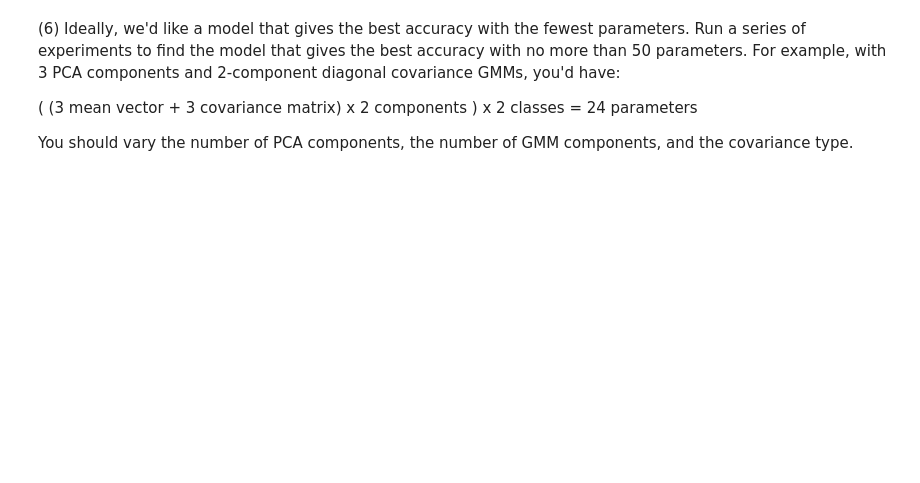
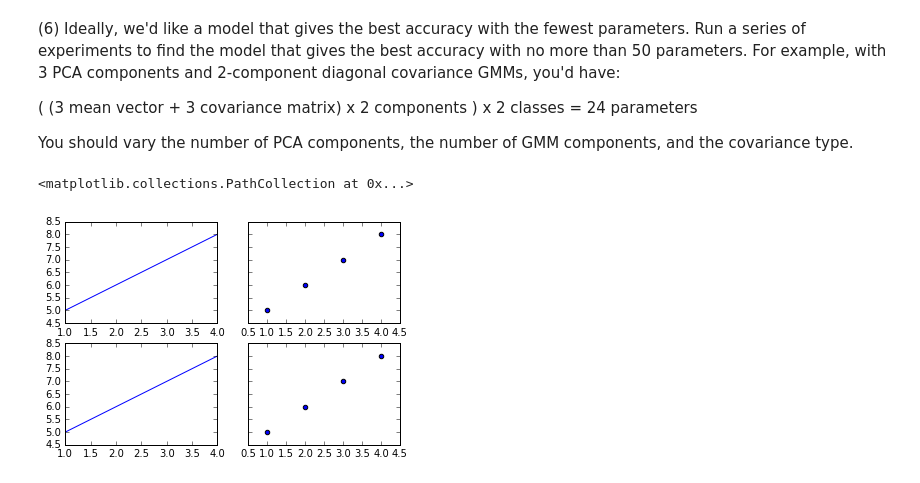
Before and after one commit to mkcullen228/W207_Fall2017_Section3, a Jupyter notebook: Projects/Maura_Cullen_p3.ipynb, the cells around one changed output. Saved outputs shown, nothing was run; the diff lists cells and outputs as text; code cells hidden in the pictures; blank space fills up the shorter version.

```diff
--- a/Projects/Maura_Cullen_p3.ipynb
+++ b/Projects/Maura_Cullen_p3.ipynb
@@ -195,3 +277,15 @@ You should vary the number of PCA components, the number of GMM components, and
 ### STUDENT END ###
 
 #P6()
+# %%
+x = [1,2,3,4]
+y = [5,6,7,8]
+f, ((ax1, ax2), (ax3, ax4)) = plt.subplots(2, 2, sharey=True)
+# f.suptitle('Sharing Y axis')
+ax1.plot(x, y)
+ax2.scatter(x, y)
+ax3.plot(x, y)
+ax4.scatter(x, y)
+# %% [output]
+<matplotlib.collections.PathCollection at 0x...>
+[figure, added]
```
Also changed, not shown: parts of 7 cells of this notebook, 2 other files.
